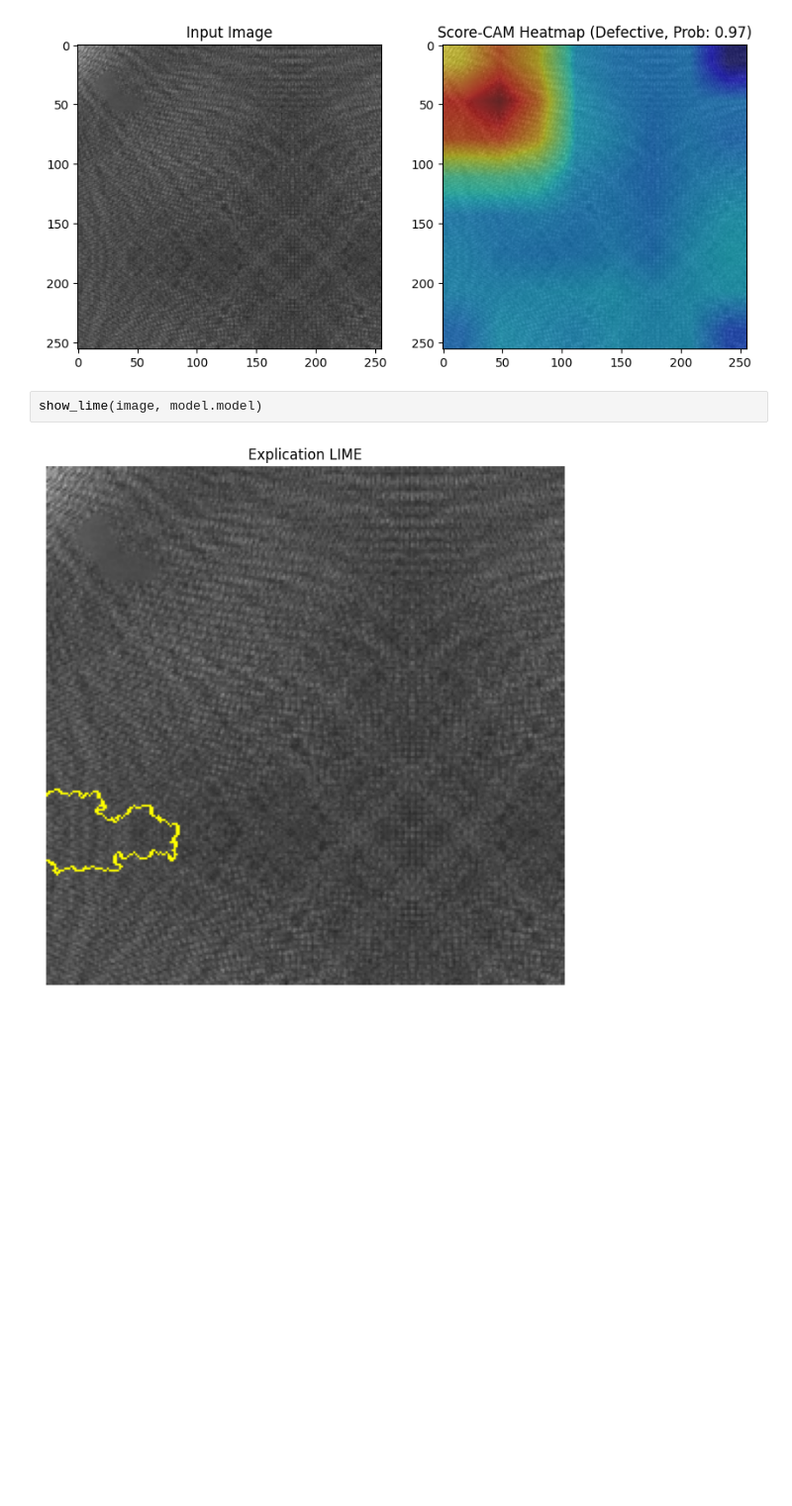
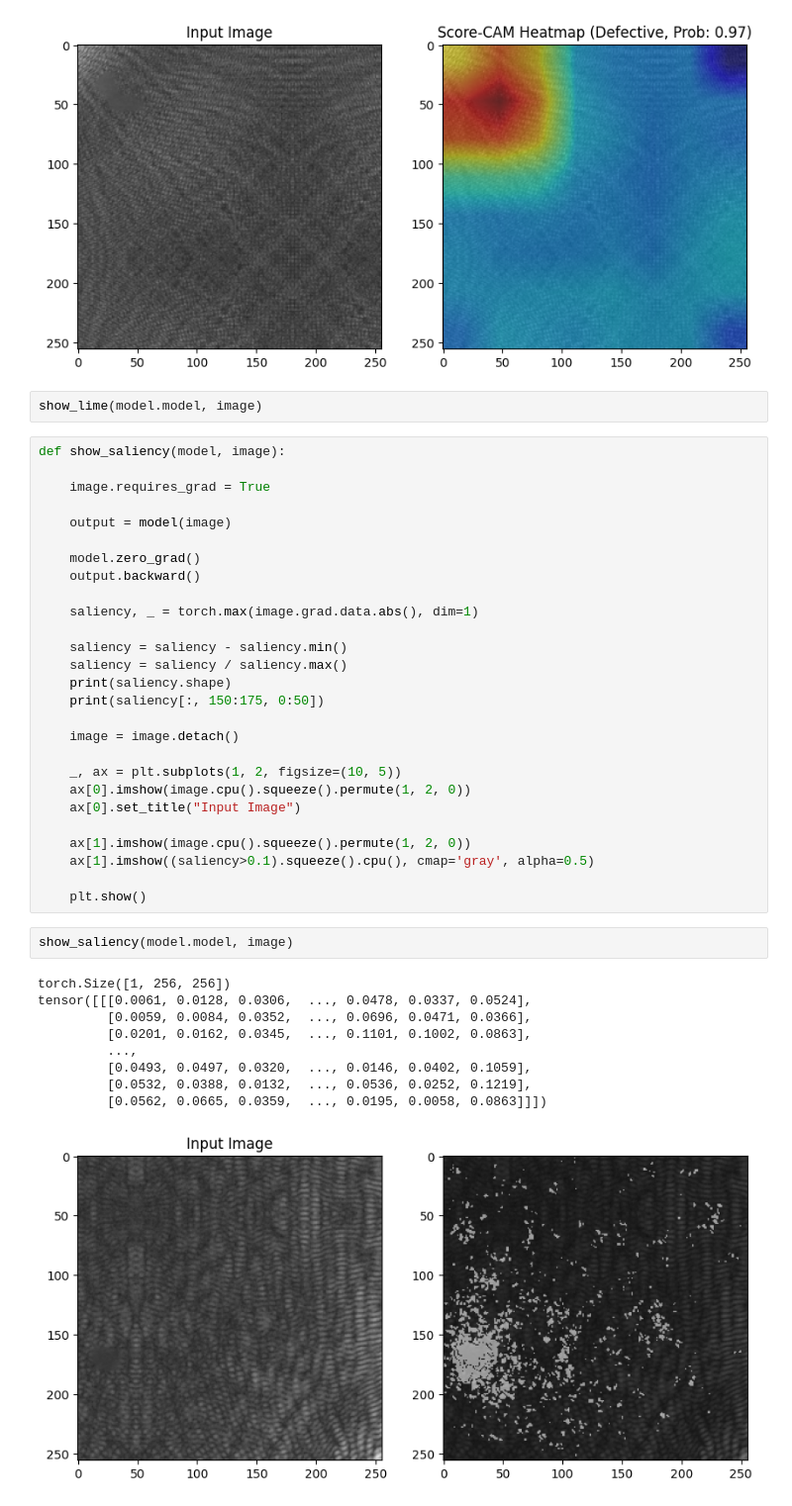
Before and after one commit to IsmailHatim/Spectrum, a Jupyter notebook: main_antonin.ipynb, the cells around one changed output. Shown at 99% size. Saved outputs shown, nothing was run; the diff lists cells and outputs as text; blank space fills up the shorter version.

Commit message:
saliency et main_antonin

```diff
--- a/main_antonin.ipynb
+++ b/main_antonin.ipynb
@@ -86,6 +90,43 @@ show_scorecam(model.model, image, -2, device)
 # %% [output]
 [figure]
 # %%
-show_lime(image, model.model)
+show_lime(model.model, image)
-# %% [output]
-[figure, removed]
+# %%
+def show_saliency(model, image):
+
+    image.requires_grad = True
+
+    output = model(image)
+
+    model.zero_grad()
+    output.backward()
+
+    saliency, _ = torch.max(image.grad.data.abs(), dim=1)
+
+    saliency = saliency - saliency.min()
+    saliency = saliency / saliency.max()
+    print(saliency.shape)
+    print(saliency[:, 150:175, 0:50])
+
+    image = image.detach()
+
+    _, ax = plt.subplots(1, 2, figsize=(10, 5))
+    ax[0].imshow(image.cpu().squeeze().permute(1, 2, 0))
+    ax[0].set_title("Input Image")
+
+    ax[1].imshow(image.cpu().squeeze().permute(1, 2, 0))
+    ax[1].imshow((saliency>0.1).squeeze().cpu(), cmap='gray', alpha=0.5)
+
+    plt.show()
+# %%
+show_saliency(model.model, image)
+# %% [output]
+torch.Size([1, 256, 256])
+tensor([[[0.0061, 0.0128, 0.0306,  ..., 0.0478, 0.0337, 0.0524],
+         [0.0059, 0.0084, 0.0352,  ..., 0.0696, 0.0471, 0.0366],
+         [0.0201, 0.0162, 0.0345,  ..., 0.1101, 0.1002, 0.0863],
+         ...,
+         [0.0493, 0.0497, 0.0320,  ..., 0.0146, 0.0402, 0.1059],
+         [0.0532, 0.0388, 0.0132,  ..., 0.0536, 0.0252, 0.1219],
+         [0.0562, 0.0665, 0.0359,  ..., 0.0195, 0.0058, 0.0863]]])
+[figure, added]
```
Also changed, not shown: parts of 5 cells of this notebook, 1 other file.
